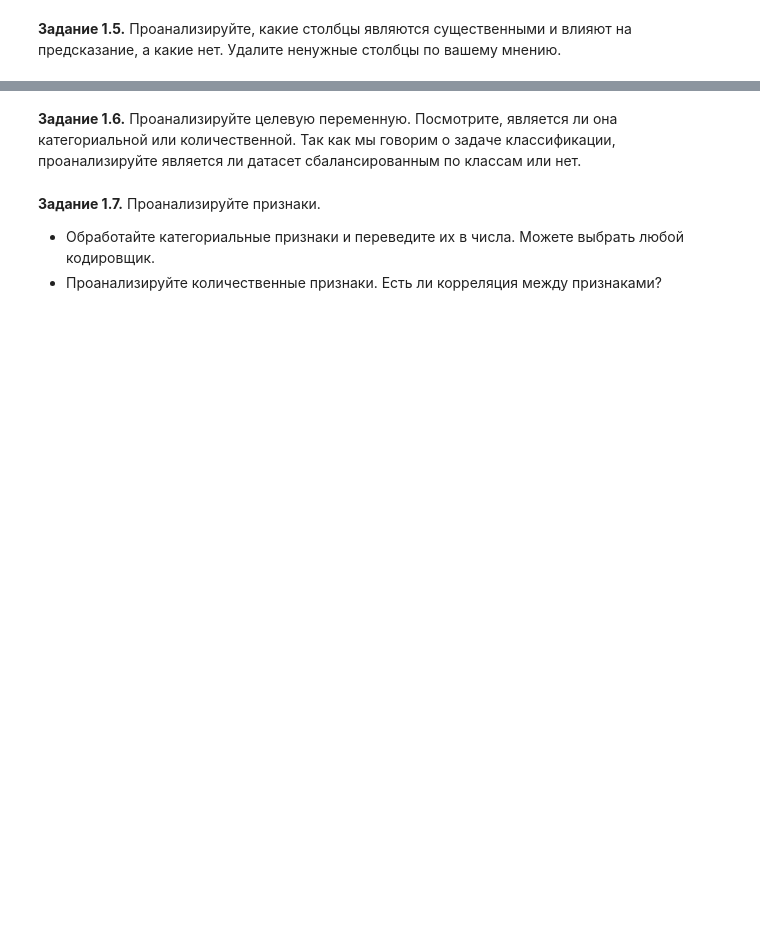
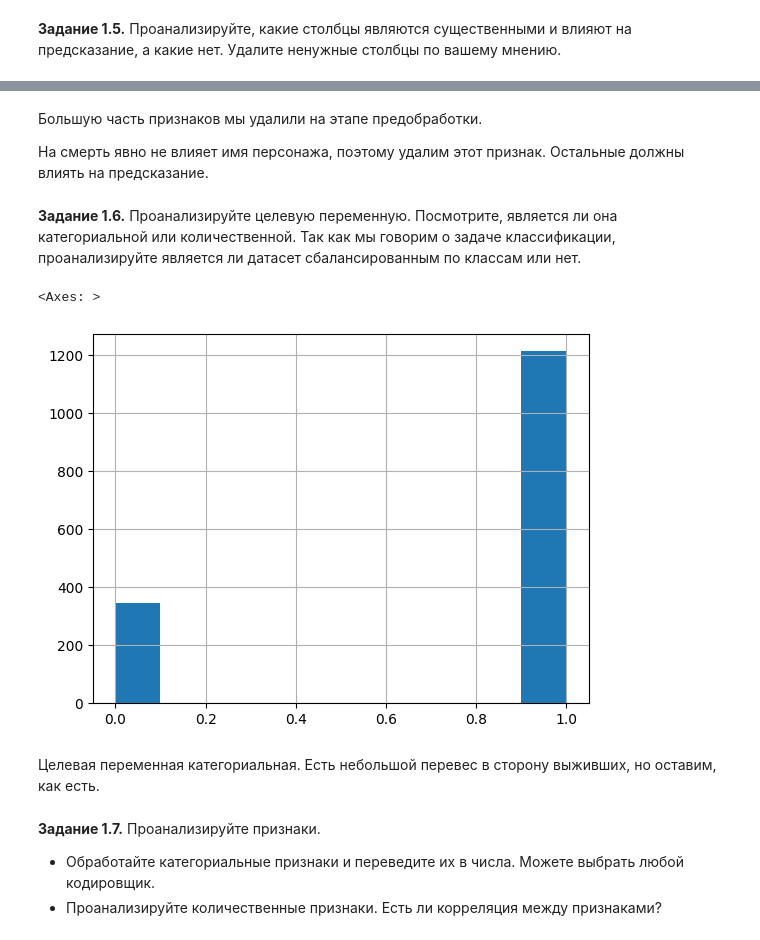
Before and after one commit to danila-kopitayko/ML-DL, a Jupyter notebook: week_01_ml_intro/Homework/hw_1_game_of_thrones.ipynb, the cells around one changed output, grey strips where cells are left out. Cells and saved outputs as stored; diff of their text form; code cells hidden in the pictures; blank space fills up the shorter version.

```diff
--- a/week_01_ml_intro/Homework/hw_1_game_of_thrones.ipynb
+++ b/week_01_ml_intro/Homework/hw_1_game_of_thrones.ipynb
@@ -358 +353,5 @@ dtype: object
+# %% [markdown]
+Большую часть признаков мы удалили на этапе предобработки.
+
+На смерть явно не влияет имя персонажа, поэтому удалим этот признак. Остальные должны влиять на предсказание.
 # %%
@@ -364,3 +361,12 @@ data.drop(columns=[...], inplace = True)
+# %%
+target=pd.read_csv('game_of_thrones_train.csv')
+# %%
+target['isAlive'].hist(density=False)
+# %% [output]
+<Axes: >
+[figure, added]
+# %% [markdown]
+Целевая переменная категориальная. Есть небольшой перевес в сторону выживших, но оставим, как есть.
 # %% [markdown]
 **Задание 1.7.** Проанализируйте признаки.
   * Обработайте категориальные признаки и переведите их в числа. Можете выбрать любой кодировщик.
```
Also changed, not shown: parts of 12 cells of this notebook.
